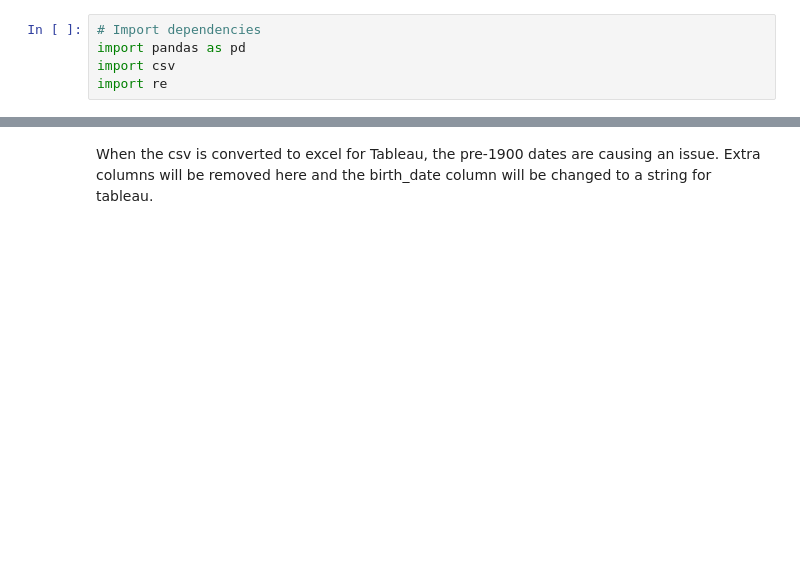
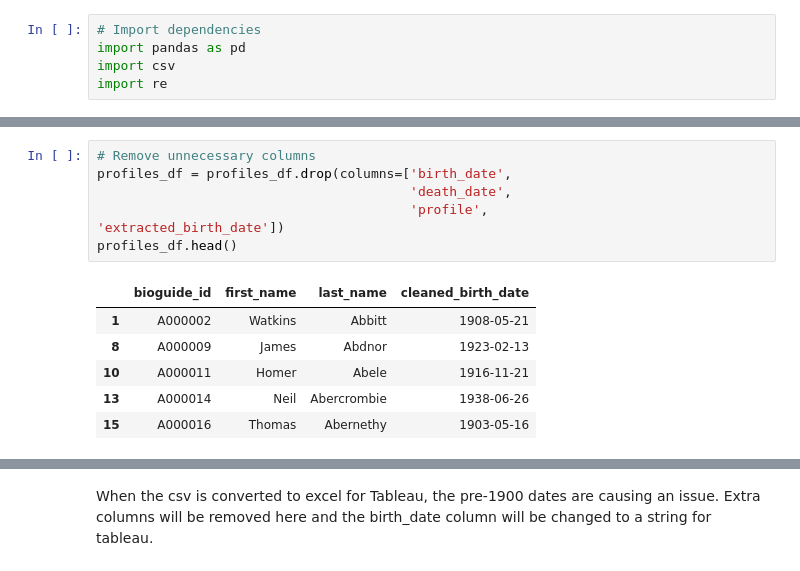
Before and after one commit to Jeff-Oliver/age-of-congress, a Jupyter notebook: notebooks/cleaning_profiles_csv.ipynb, the cells around one changed output, grey strips where cells are left out. Drawn from its saved outputs; the diff is of its cells as text; blank space fills up the shorter version.

```diff
--- a/notebooks/cleaning_profiles_csv.ipynb
+++ b/notebooks/cleaning_profiles_csv.ipynb
@@ -256,0 +185,13 @@ required_profiles_df.to_csv('../data/processed/profiles_clean.csv', index=False)
+# %%
+# Remove unnecessary columns
+profiles_df = profiles_df.drop(columns=['birth_date',
+                                        'death_date',
+                                        'profile',                              'extracted_birth_date'])
+profiles_df.head()
+# %% [output]
+|  | bioguide_id | first_name | last_name | cleaned_birth_date |
+| 1 | A000002 | Watkins | Abbitt | 1908-05-21 |
+| 8 | A000009 | James | Abdnor | 1923-02-13 |
+| 10 | A000011 | Homer | Abele | 1916-11-21 |
+| 13 | A000014 | Neil | Abercrombie | 1938-06-26 |
+| 15 | A000016 | Thomas | Abernethy | 1903-05-16 |
```
Also changed, not shown: parts of 42 cells of this notebook, 3 other files.
